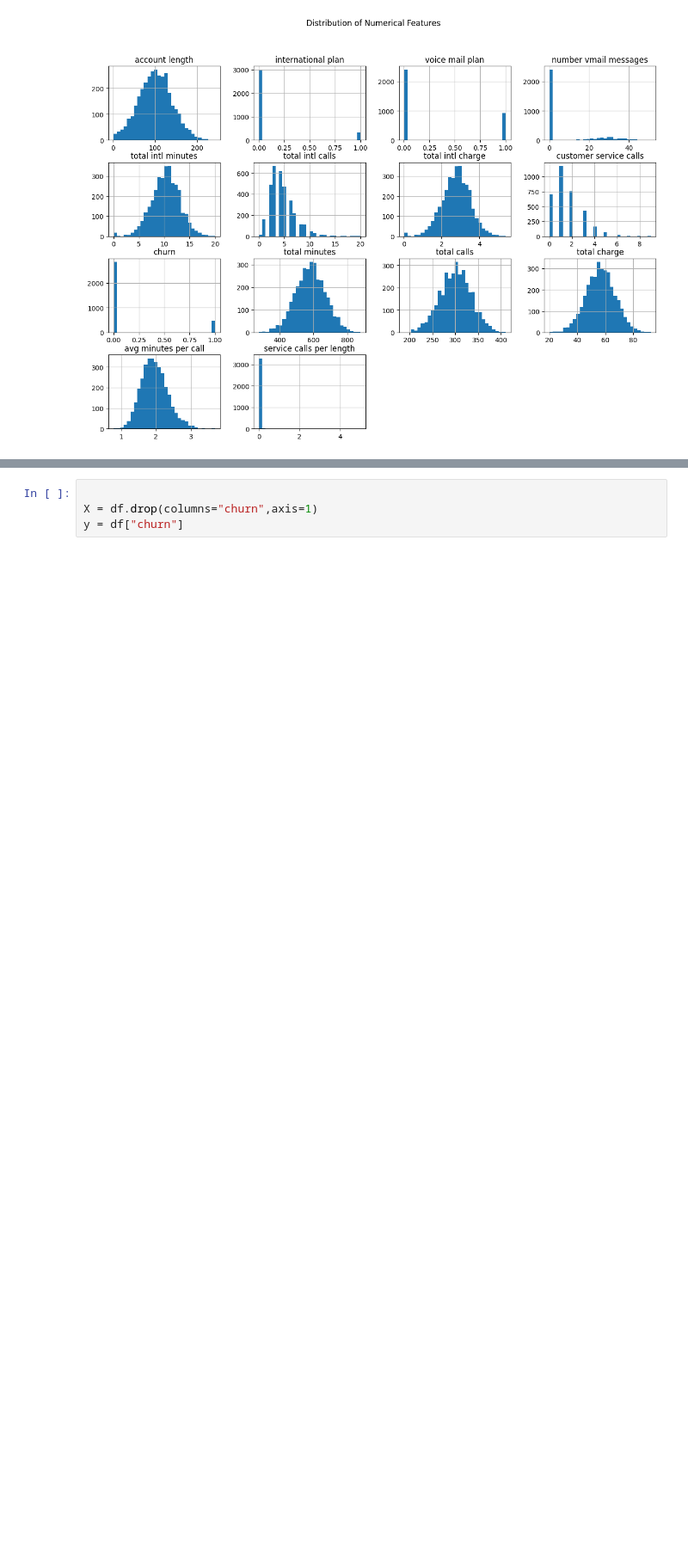
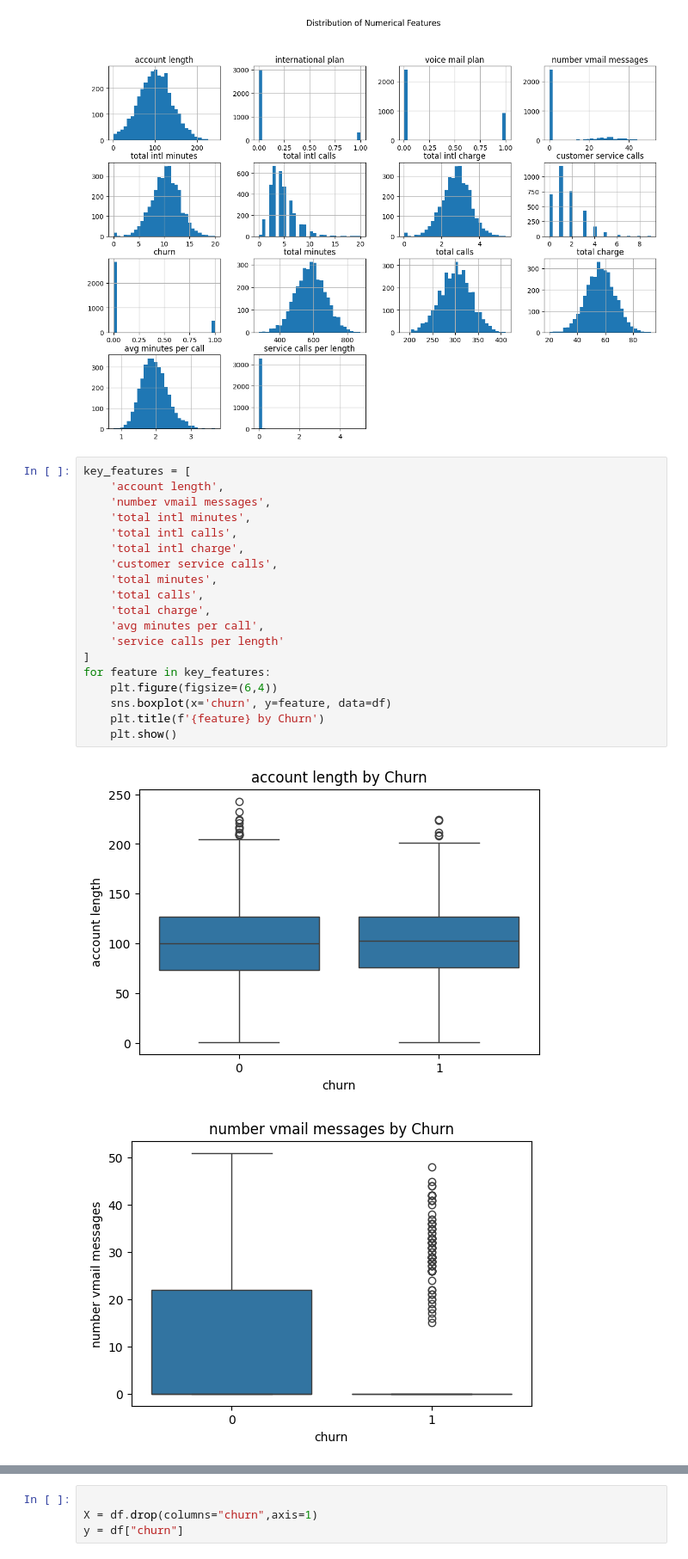
Before and after one commit to hanifa331/customer-churn, a Jupyter notebook: studenth.ipynb, the cells around one changed output, grey strips where cells are left out. Shown at 86% size. Cells and saved outputs as stored; diff of their text form; blank space fills up the shorter version.

Commit message:
more visuals

```diff
--- a/studenth.ipynb
+++ b/studenth.ipynb
@@ -222,3 +222,25 @@ plt.suptitle('Distribution of Numerical Features')
 plt.show()
 # %% [output]
 [figure]
+# %%
+key_features = [
+    'account length',
+    'number vmail messages',
+    'total intl minutes',
+    'total intl calls',
+    'total intl charge',
+    'customer service calls',
+    'total minutes',
+    'total calls',
+    'total charge',
+    'avg minutes per call',
+    'service calls per length'
+]
+for feature in key_features:
+    plt.figure(figsize=(6,4))
+    sns.boxplot(x='churn', y=feature, data=df)
+    plt.title(f'{feature} by Churn')
+    plt.show()
+# %% [output]
+[figure, added]
+[figure, added]
```
Also changed, not shown: parts of 1 cell of this notebook.
